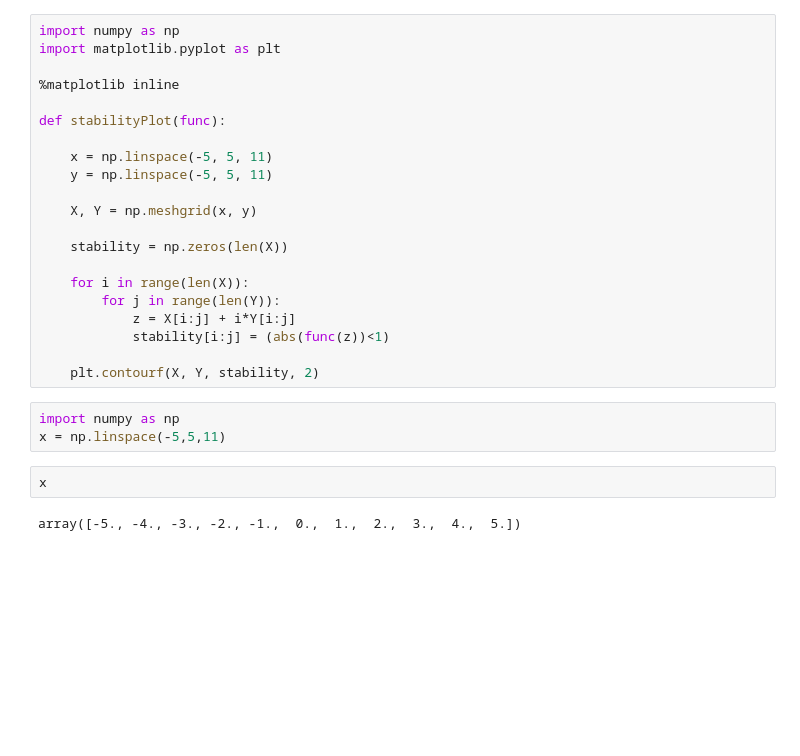
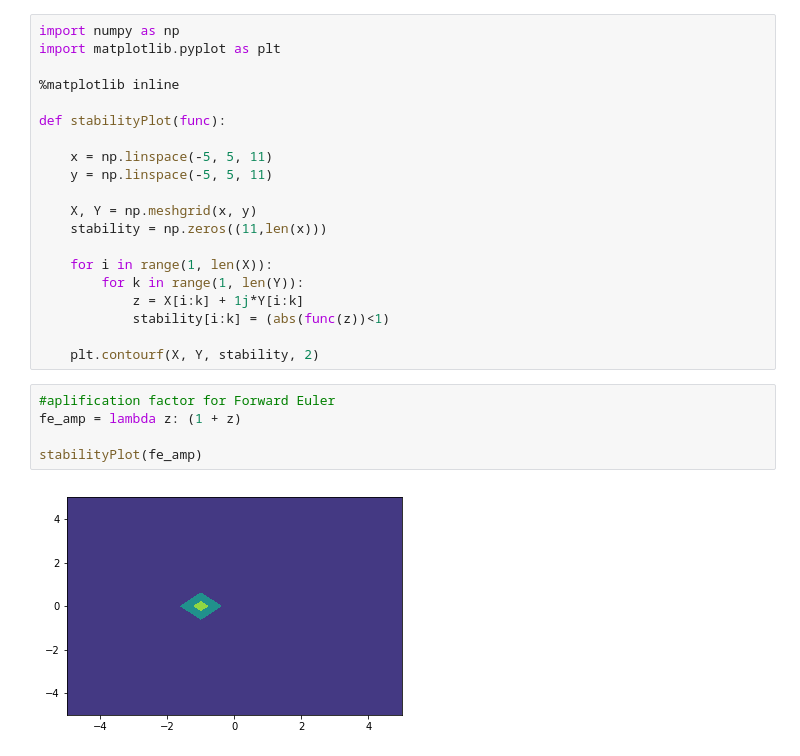
Before and after one commit to pots7878/stability_and_multistep_method, a Jupyter notebook: Lab02.ipynb, the cells around one changed output. Cells and saved outputs as stored; diff of their text form; blank space fills up the shorter version.

```diff
--- a/Lab02.ipynb
+++ b/Lab02.ipynb
@@ -101,19 +219,18 @@ def stabilityPlot(func):
     y = np.linspace(-5, 5, 11)
 
     X, Y = np.meshgrid(x, y)
+    stability = np.zeros((11,len(x)))
 
-    stability = np.zeros(len(X))
-
-    for i in range(len(X)):
-        for j in range(len(Y)):
-            z = X[i:j] + i*Y[i:j]
-            stability[i:j] = (abs(func(z))<1)
+    for i in range(1, len(X)):
+        for k in range(1, len(Y)):
+            z = X[i:k] + 1j*Y[i:k]
+            stability[i:k] = (abs(func(z))<1)
 
     plt.contourf(X, Y, stability, 2)
-# %%
-import numpy as np
-x = np.linspace(-5,5,11)
-# %%
-x
-# %% [output]
-array([-5., -4., -3., -2., -1.,  0.,  1.,  2.,  3.,  4.,  5.])
+# %%
+#aplification factor for Forward Euler
+fe_amp = lambda z: (1 + z)
+
+stabilityPlot(fe_amp)
+# %% [output]
+[figure, added]
```
Also changed, not shown: parts of 13 cells of this notebook.
